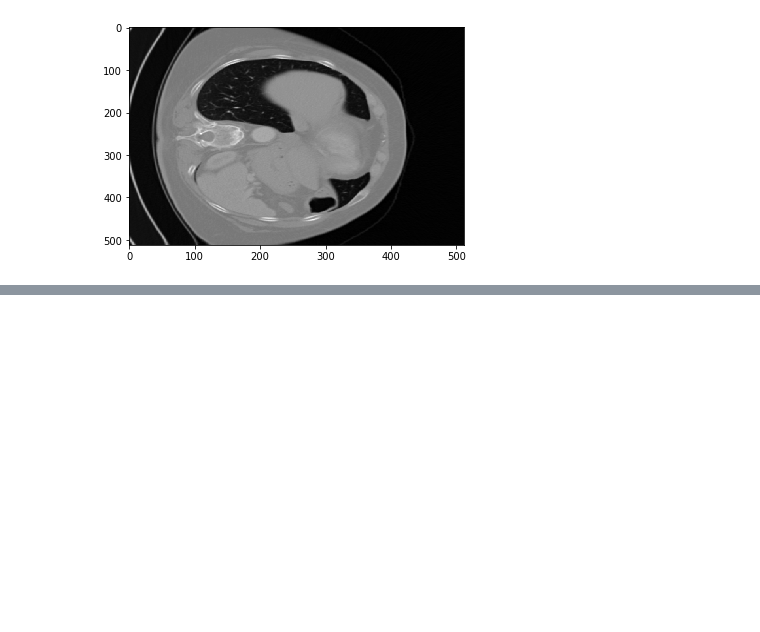
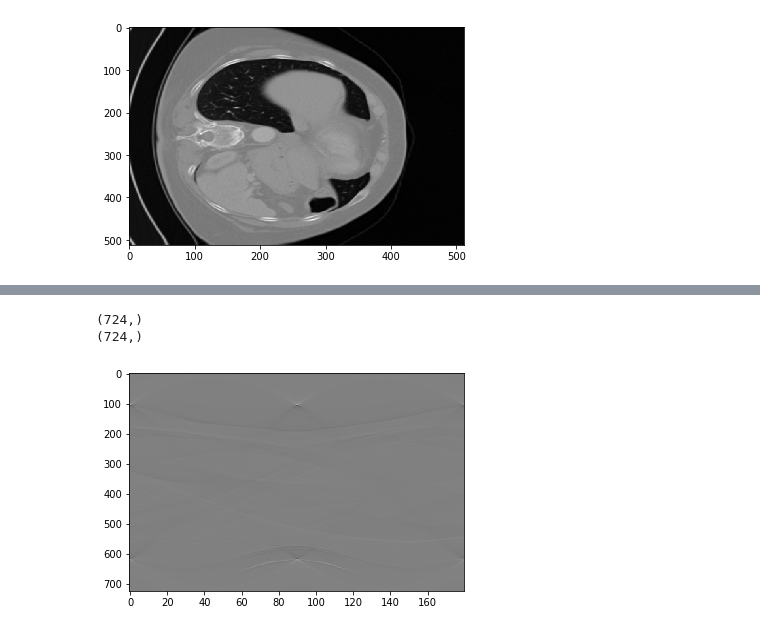
Before and after one commit to romba050/computer_tomography, a Jupyter notebook: ex3.ipynb, the cells around one changed output, grey strips where cells are left out. Cells and saved outputs as stored; diff of their text form; code cells hidden in the pictures; blank space fills up the shorter version.

```diff
--- a/ex3.ipynb
+++ b/ex3.ipynb
@@ -299,0 +389,8 @@ print(ssd2(slice25, fbp))
+# %%
+filtered_sino = projFilter(sinogram) # my_projFilter(sinogram)
+plt.imshow(filtered_sino, cmap='gray', aspect='auto')
+plt.show()
+# %% [output]
+(724,)
+(724,)
+[figure, added]
```
Also changed, not shown: parts of 21 cells of this notebook.
